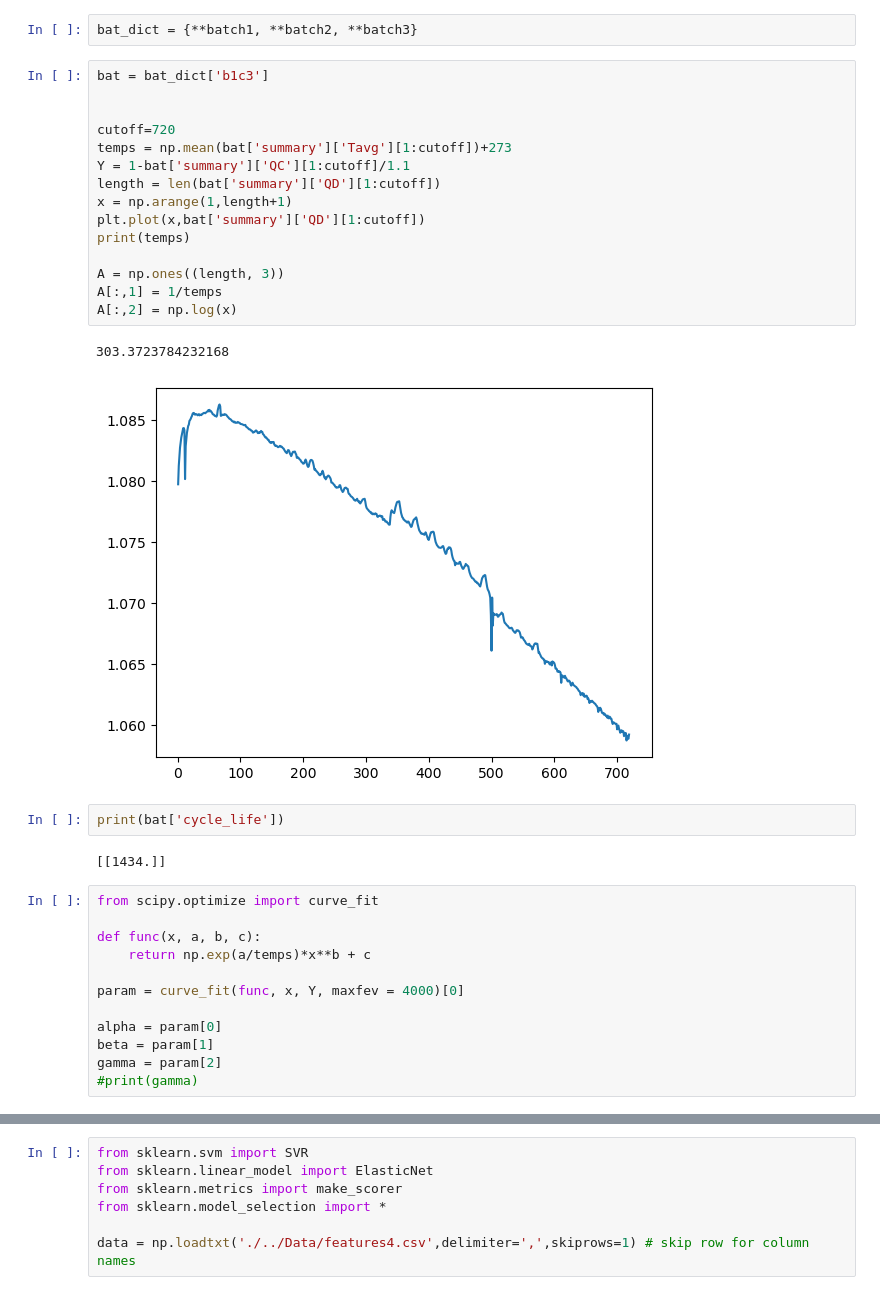
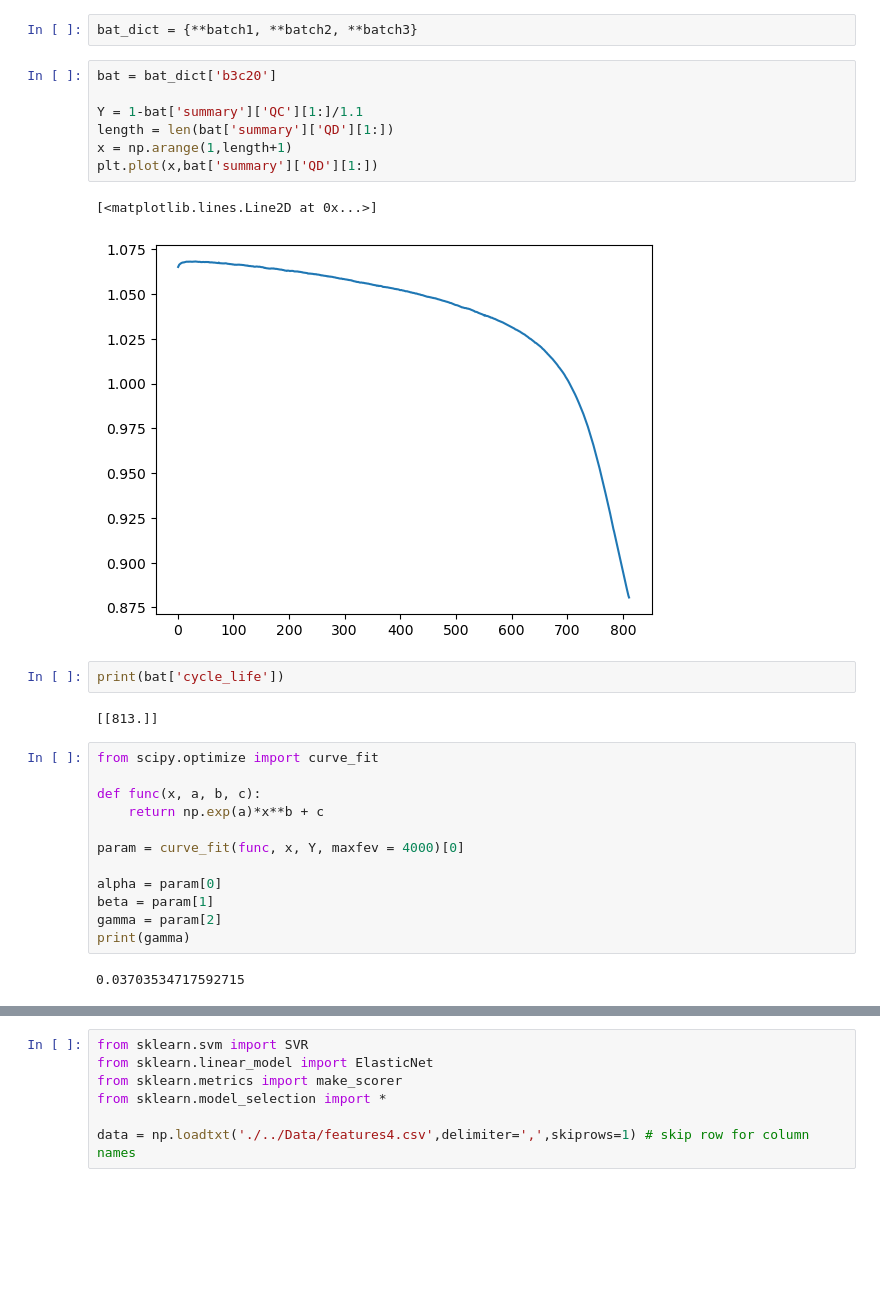
Before and after one commit to nathan99sun/HybridPred, a Jupyter notebook: Physics/curve_fitting.ipynb, the cells around one changed output, grey strips where cells are left out. Saved outputs shown, nothing was run; the diff lists cells and outputs as text; blank space fills up the shorter version.

```diff
--- a/Physics/curve_fitting.ipynb
+++ b/Physics/curve_fitting.ipynb
@@ -69,39 +69,33 @@ numBat
 # %%
 bat_dict = {**batch1, **batch2, **batch3}
 # %%
-bat = bat_dict['b1c3']
+bat = bat_dict['b3c20']
 
-
-cutoff=720
-temps = np.mean(bat['summary']['Tavg'][1:cutoff])+273
-Y = 1-bat['summary']['QC'][1:cutoff]/1.1
-length = len(bat['summary']['QD'][1:cutoff])
+Y = 1-bat['summary']['QC'][1:]/1.1
+length = len(bat['summary']['QD'][1:])
 x = np.arange(1,length+1)
-plt.plot(x,bat['summary']['QD'][1:cutoff])
-print(temps)
-
-A = np.ones((length, 3))
-A[:,1] = 1/temps
-A[:,2] = np.log(x)
+plt.plot(x,bat['summary']['QD'][1:])
 # %% [output]
-303.3723784232168
+[<matplotlib.lines.Line2D at 0x...>]
-[figure, old version]
+[figure, new version]
 # %%
 print(bat['cycle_life'])
 # %% [output]
-[[1434.]]
+[[813.]]
 # %%
 from scipy.optimize import curve_fit
 
 def func(x, a, b, c):
-    return np.exp(a/temps)*x**b + c
+    return np.exp(a)*x**b + c
 
 param = curve_fit(func, x, Y, maxfev = 4000)[0]
 
 alpha = param[0]
 beta = param[1]
 gamma = param[2]
-#print(gamma)
+print(gamma)
+# %% [output]
+0.03703534717592715
 # %%
 
 #print(np.exp(alpha/temps)*np.power(x,beta) + gamma * np.log(x))
```
Also changed, not shown: parts of 6 cells of this notebook, 5 other files.
